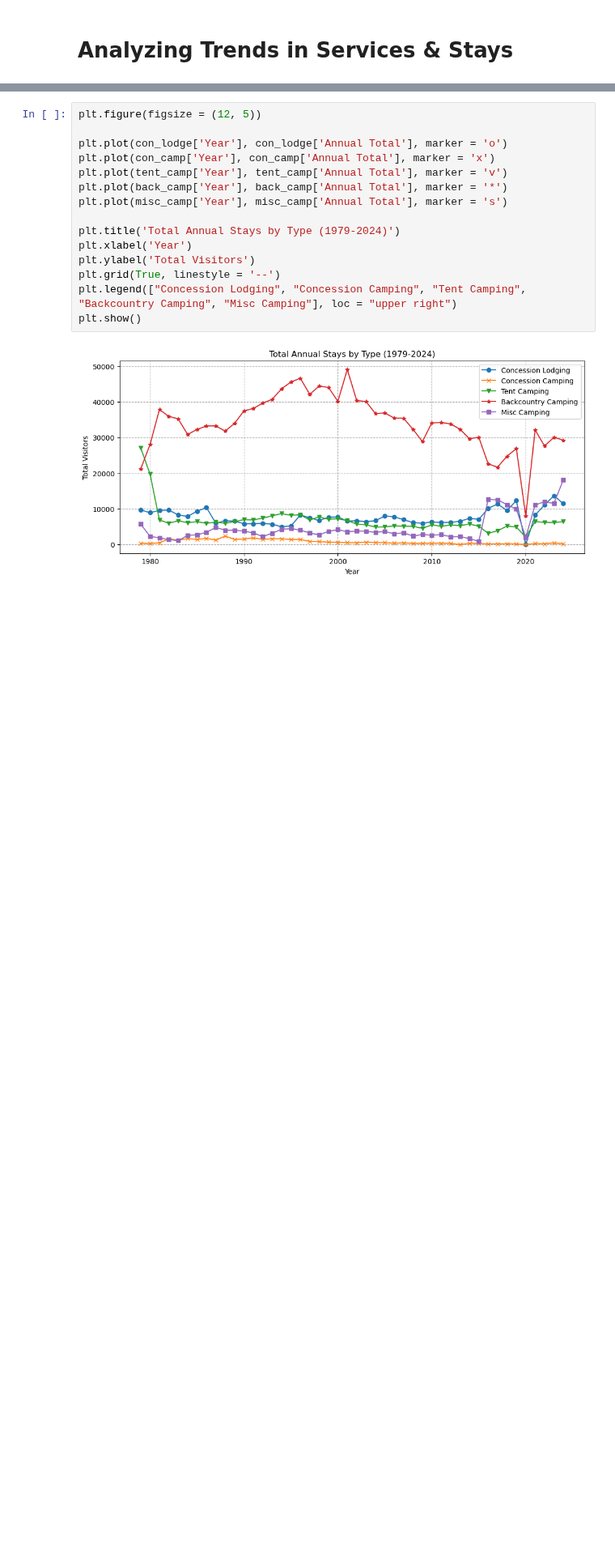
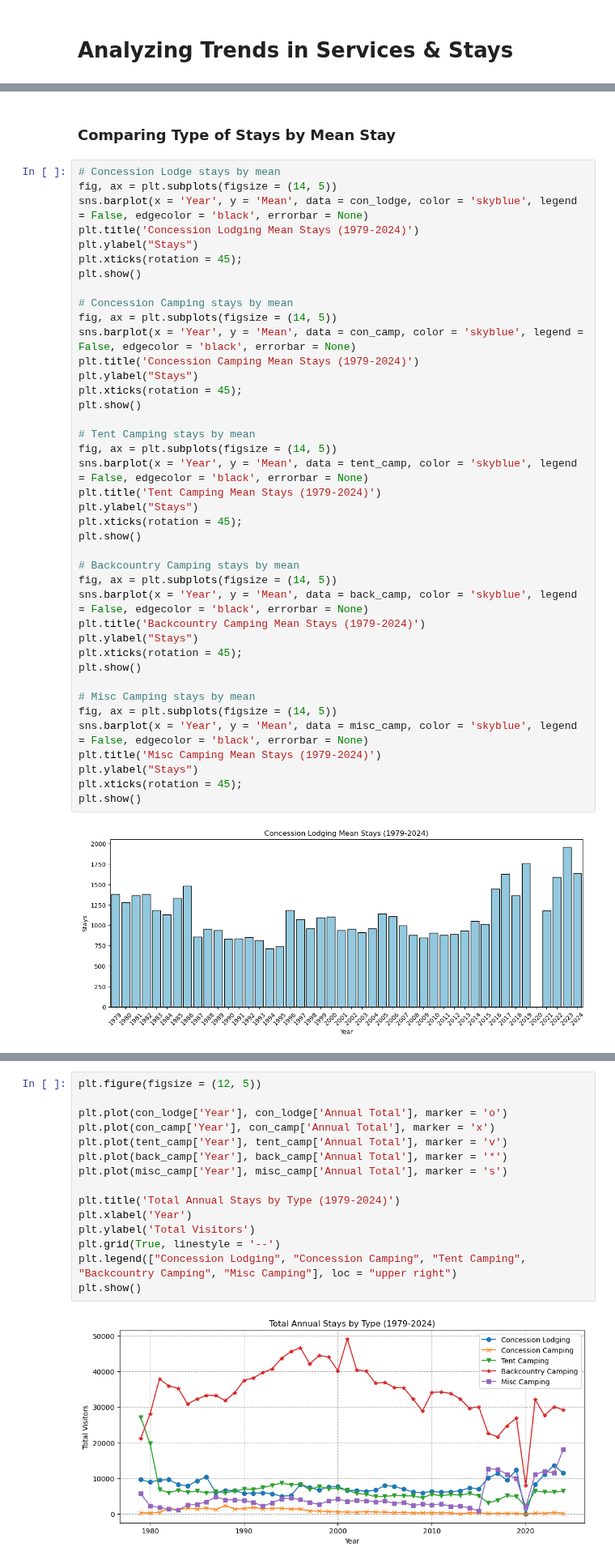
Before and after one commit to Lydia-Tembreull/UN5550Sp26_Final_Project, a Jupyter notebook: UN5550_Final_Project.ipynb, the cells around one changed output, grey strips where cells are left out. Shown at 81% size. Cells and saved outputs as stored; diff of their text form; blank space fills up the shorter version.

```diff
--- a/UN5550_Final_Project.ipynb
+++ b/UN5550_Final_Project.ipynb
@@ -728,0 +818,44 @@ Top 5 Concession Camp Stay Years by Annual Total:
+# %% [markdown]
+### Comparing Type of Stays by Mean Stay
+# %%
+# Concession Lodge stays by mean
+fig, ax = plt.subplots(figsize = (14, 5))
+sns.barplot(x = 'Year', y = 'Mean', data = con_lodge, color = 'skyblue', legend = False, edgecolor = 'black', errorbar = None)
+plt.title('Concession Lodging Mean Stays (1979-2024)')
+plt.ylabel("Stays")
+plt.xticks(rotation = 45);
+plt.show()
+
+# Concession Camping stays by mean
+fig, ax = plt.subplots(figsize = (14, 5))
+sns.barplot(x = 'Year', y = 'Mean', data = con_camp, color = 'skyblue', legend = False, edgecolor = 'black', errorbar = None)
+plt.title('Concession Camping Mean Stays (1979-2024)')
+plt.ylabel("Stays")
+plt.xticks(rotation = 45);
+plt.show()
+
+# Tent Camping stays by mean
+fig, ax = plt.subplots(figsize = (14, 5))
+sns.barplot(x = 'Year', y = 'Mean', data = tent_camp, color = 'skyblue', legend = False, edgecolor = 'black', errorbar = None)
+plt.title('Tent Camping Mean Stays (1979-2024)')
+plt.ylabel("Stays")
+plt.xticks(rotation = 45);
+plt.show()
+
+# Backcountry Camping stays by mean
+fig, ax = plt.subplots(figsize = (14, 5))
+sns.barplot(x = 'Year', y = 'Mean', data = back_camp, color = 'skyblue', legend = False, edgecolor = 'black', errorbar = None)
+plt.title('Backcountry Camping Mean Stays (1979-2024)')
+plt.ylabel("Stays")
+plt.xticks(rotation = 45);
+plt.show()
+
+# Misc Camping stays by mean
+fig, ax = plt.subplots(figsize = (14, 5))
+sns.barplot(x = 'Year', y = 'Mean', data = misc_camp, color = 'skyblue', legend = False, edgecolor = 'black', errorbar = None)
+plt.title('Misc Camping Mean Stays (1979-2024)')
+plt.ylabel("Stays")
+plt.xticks(rotation = 45);
+plt.show()
+# %% [output]
+[figure, added]
```
Also changed, not shown: parts of 31 cells of this notebook.
